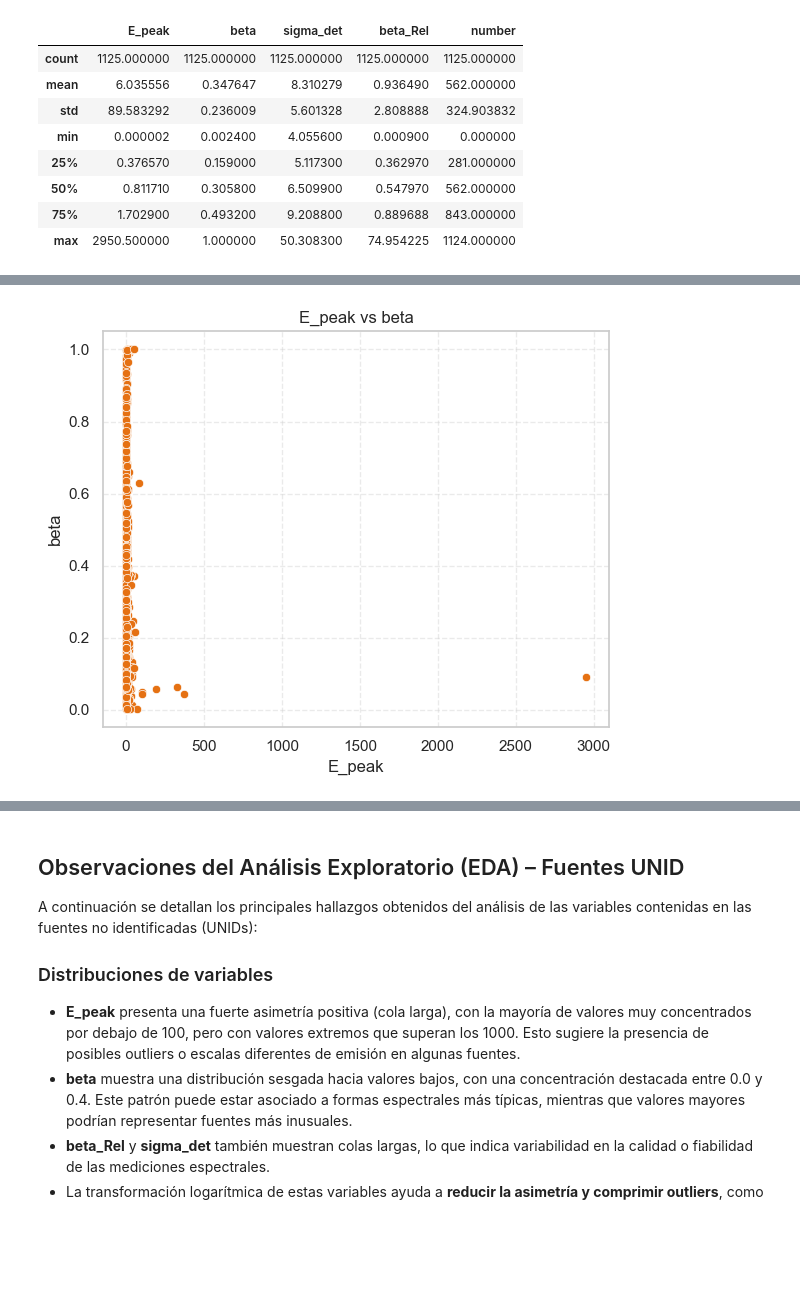
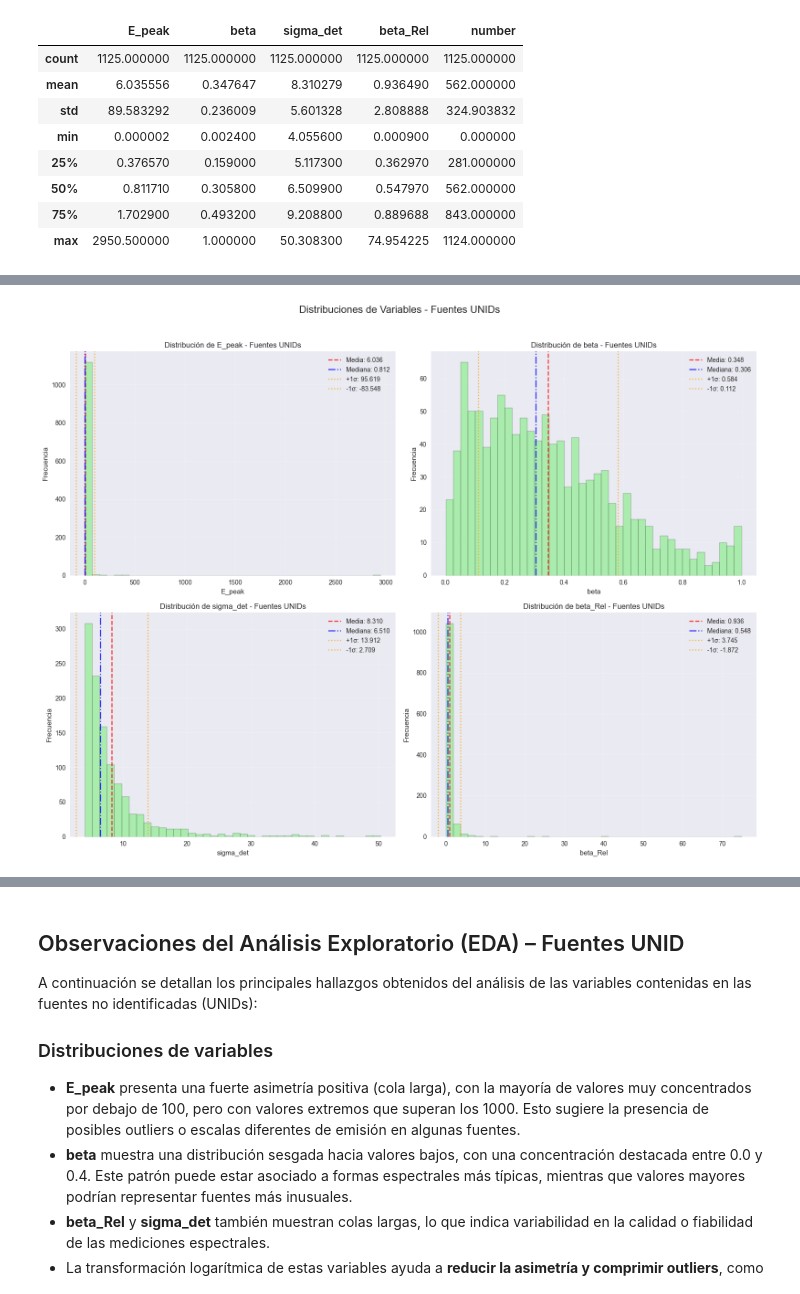
Before and after one commit to martacanirome4/DarkMatter_ML_TFG, a Jupyter notebook: notebooks/EDA/exploratorio_UNIDs.ipynb, the cells around one changed output, grey strips where cells are left out. Drawn from its saved outputs; the diff is of its cells as text; code cells hidden in the pictures; blank space fills up the shorter version.

```diff
--- a/notebooks/EDA/exploratorio_UNIDs.ipynb
+++ b/notebooks/EDA/exploratorio_UNIDs.ipynb
@@ -72,11 +160,0 @@ memory usage: 44.1 KB
-# %%
-sns.set(style="whitegrid")
-
-for col in ['E_peak', 'beta', 'sigma_det', 'beta_Rel']:
-    plt.figure(figsize=(6, 4))
-    sns.histplot(unids_df[col], kde=True, bins=30, color='#e57113')
-    plt.title(f'Distribución de {col}')
-    plt.xlabel(col)
-    plt.grid(True, linestyle='--', alpha=0.4)
-    plt.tight_layout()
-    plt.show()
@@ -98,12 +161,33 @@ plt.show()
-# %%
-# Scatter pot de E_peak vs beta
-plt.figure(figsize=(6, 5))
-sns.scatterplot(data=unids_df, x='E_peak', y='beta', color='#e57113')
-plt.title('E_peak vs beta')
-plt.xlabel('E_peak')
-plt.ylabel('beta')
-plt.grid(True, linestyle='--', alpha=0.4)
-plt.tight_layout()
-plt.show()
-# %% [output]
-[figure, removed]
+# %%
+# Histogramas de todas las variables UNIDs
+fig, axes = plt.subplots(2, 2, figsize=(16, 12))
+axes = axes.ravel()
+
+for i, col in enumerate(unids_feature_cols):
+    # Histograma
+    axes[i].hist(unids_df[col], bins=40, alpha=0.7, color='lightgreen', edgecolor='black')
+    axes[i].set_title(f'Distribución de {col} - Fuentes UNIDs')
+    axes[i].set_xlabel(col)
+    axes[i].set_ylabel('Frecuencia')
+    axes[i].grid(True, alpha=0.3)
+
+    # Añadir estadísticas básicas
+    mean_val = unids_df[col].mean()
+    std_val = unids_df[col].std()
+    median_val = unids_df[col].median()
+
+    axes[i].axvline(mean_val, color='red', linestyle='--', alpha=0.8,
+                   label=f'Media: {mean_val:.3f}')
+    axes[i].axvline(median_val, color='blue', linestyle='-.', alpha=0.8,
+                   label=f'Mediana: {median_val:.3f}')
+    axes[i].axvline(mean_val + std_val, color='orange', linestyle=':', alpha=0.8,
+                   label=f'+1σ: {mean_val + std_val:.3f}')
+    axes[i].axvline(mean_val - std_val, color='orange', linestyle=':', alpha=0.8,
+                   label=f'-1σ: {mean_val - std_val:.3f}')
+    axes[i].legend(fontsize=10)
+
+plt.suptitle('Distribuciones de Variables - Fuentes UNIDs', fontsize=16, y=1.02)
+plt.tight_layout()
+plt.show()
+# %% [output]
+[figure, added]
```
Also changed, not shown: parts of 19 cells of this notebook, 10 other files.
